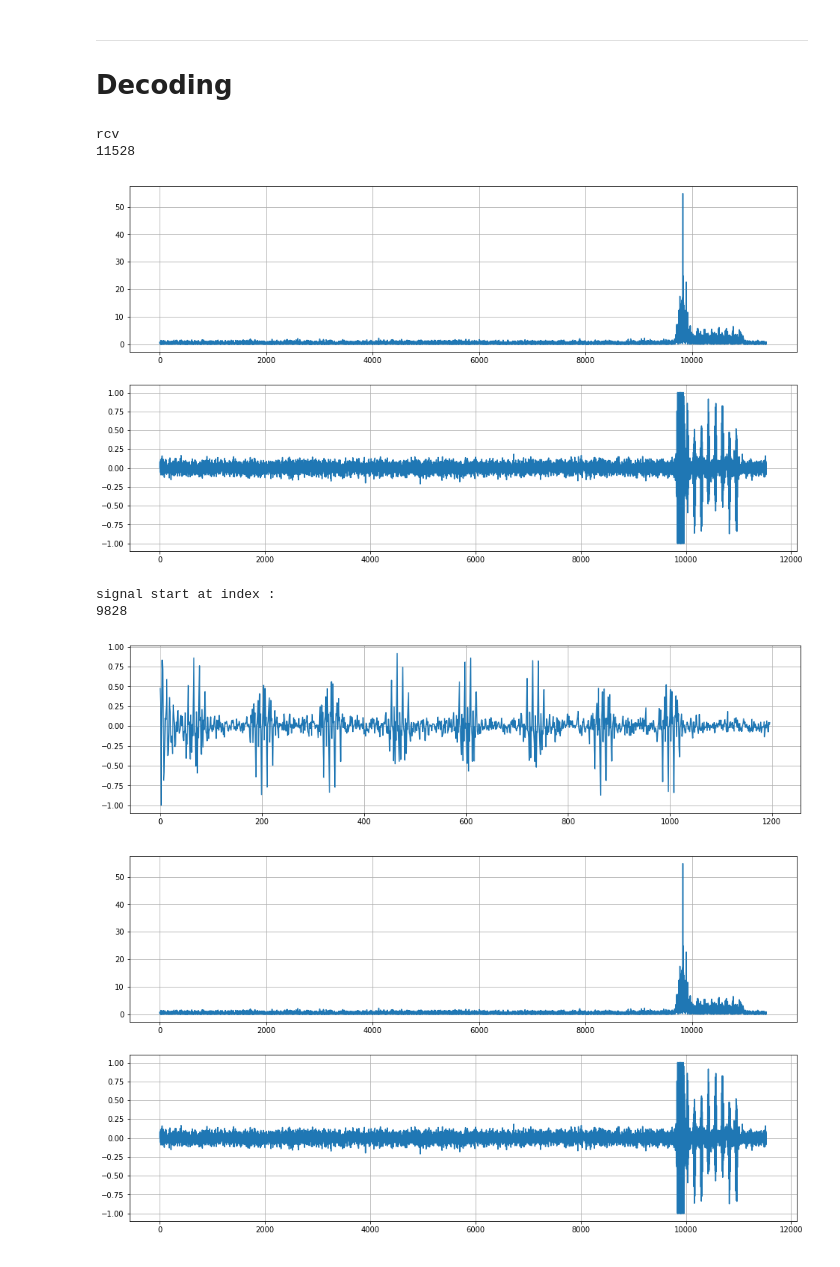
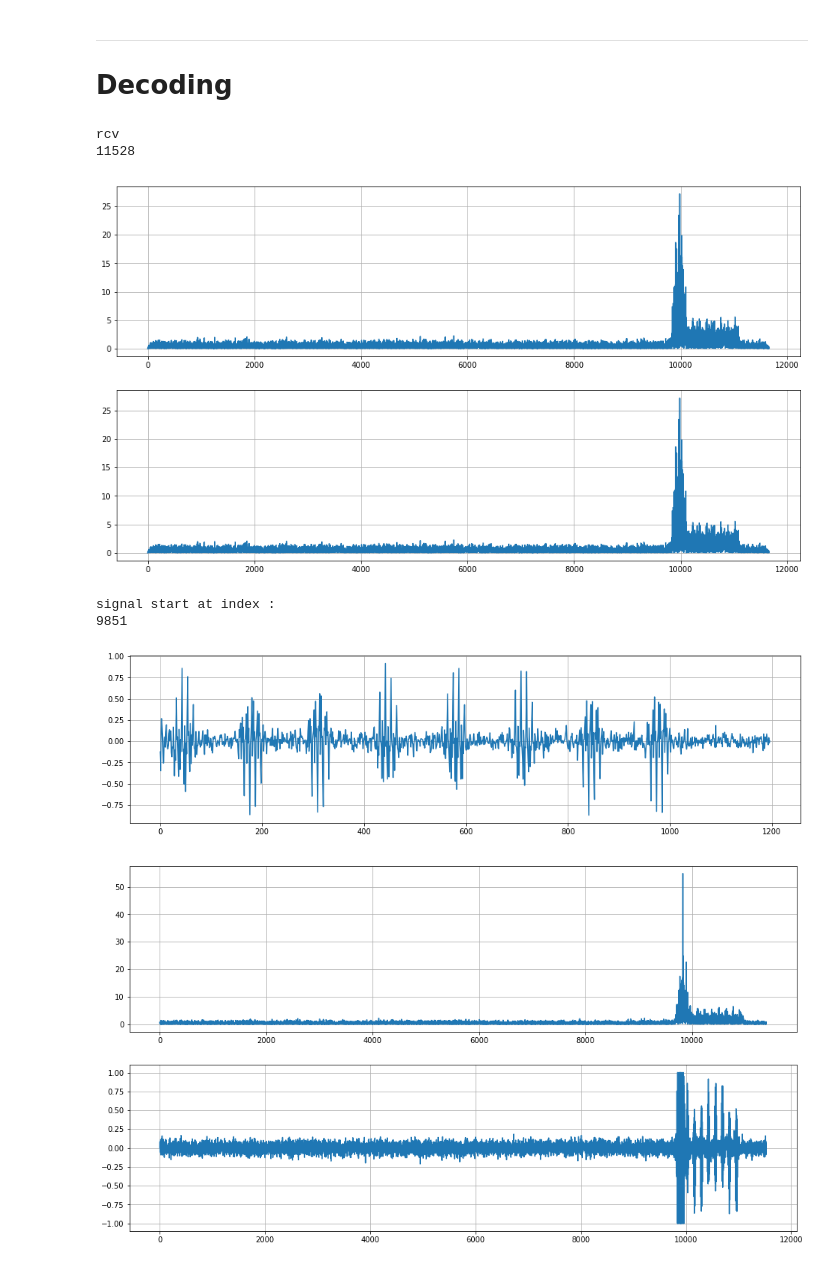
Before and after one commit to Dreyvor/Project_PDC, a Jupyter notebook: signal_conception.ipynb, the cells around one changed output. Saved outputs shown, nothing was run; the diff lists cells and outputs as text; code cells hidden in the pictures.

```diff
--- a/signal_conception.ipynb
+++ b/signal_conception.ipynb
@@ -249,7 +249,7 @@ def encode(list_codewords, y_base):
 #Reload clap
 clap_start = np.loadtxt("clap_start.txt")
 # %%
-code_to_send = b2c.f(tb.text_to_bits('c'))
+code_to_send = b2c.f(tb.text_to_bits('abcdefghijklmnopqrstuvwxyz0123456789'))
 #code_to_send_with_clap = []
 #for i in range(len(code_to_send) + len(clap2)):
 #    if(i < len(clap2)):
@@ -327,38 +327,38 @@ def findOffset(signal_received, signal_desired):
     conv = np.convolve(signal_received, signal_desired)
 
     plt.figure(figsize=(16,9))
     plt.subplot(211)
     plt.plot(np.abs(conv))
     plt.grid()
     plt.subplot(212)
     plt.plot(np.abs(conv)) #np.fft.fft(conv))
     plt.grid()
     plt.show()
 
     return np.argmax(np.abs(conv)) - signal_desired_length + 1
 
 #clap_codeword = textToCodewords(clap)
 clap_encoded = encode(clap_start, y_to_send)
-offset = findOffset2(received, clap_start)
+offset = findOffset(received, clap_start)
 print("signal start at index : ")
 print(offset)
 
 resized = []
 for i in range(1197):
     resized.append(received[offset + i + len(clap_start)])
 
 plt.figure(figsize=(16,9))
 plt.subplot(211)
 plt.plot(resized)
 plt.grid()
 plt.show()
 # %% [output]
 rcv
 11528
-[figure, old version]
+[figure, new version]
 signal start at index :
-9828
+9851
-[figure, old version]
+[figure, new version]
 # %%
 # La longueur doit être un multiple de 8 * 133
 def offsets(rcv_signal):
```
Also changed, not shown: parts of 3 cells of this notebook, 2 other files.
